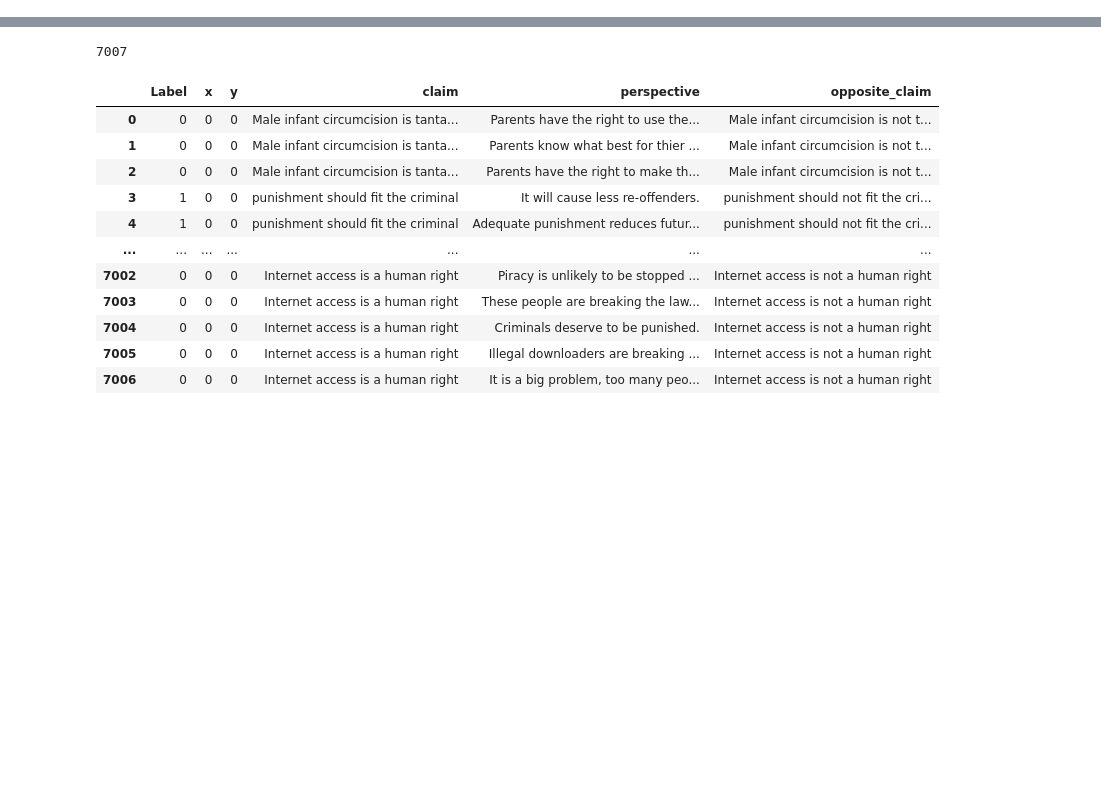
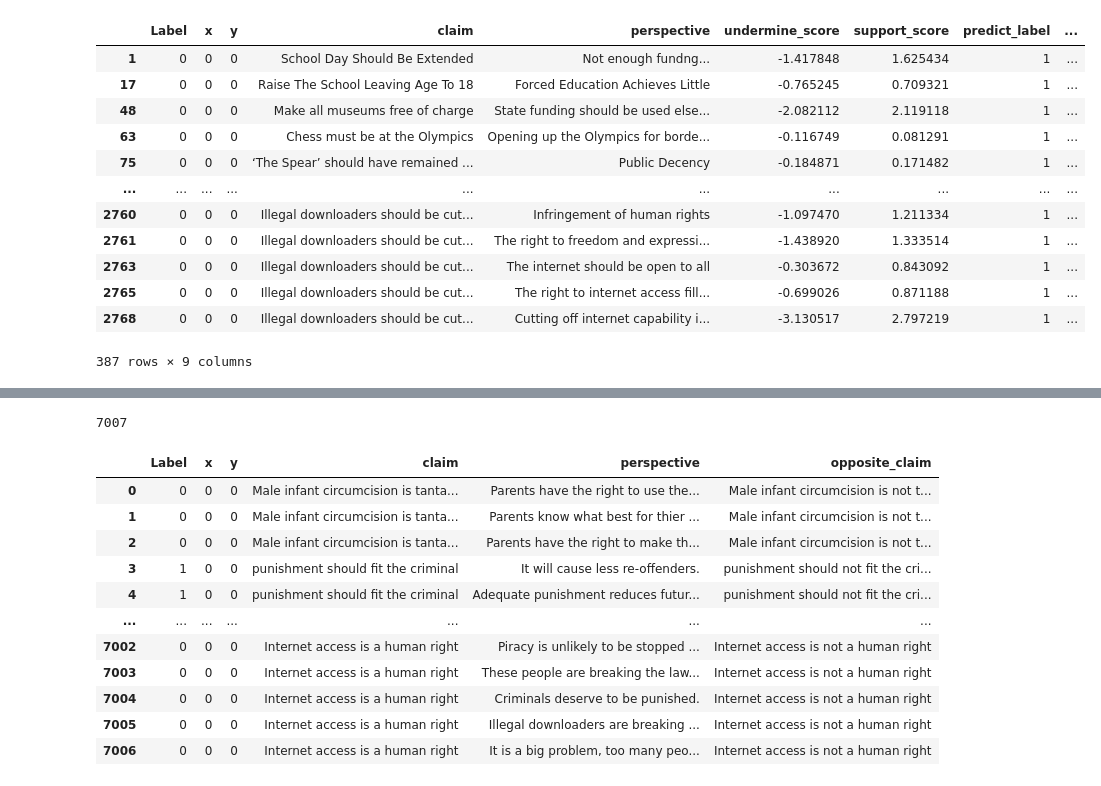
Before and after one commit to chas1ngwind/stance_code_local, a Jupyter notebook: Experiments.ipynb, the cells around one changed output, grey strips where cells are left out. Saved outputs shown, nothing was run; the diff lists cells and outputs as text; code cells hidden in the pictures; blank space fills up the shorter version.

```diff
--- a/Experiments.ipynb
+++ b/Experiments.ipynb
@@ -0,0 +57,16 @@
+# %%
+(df_com[df_com.gold==0][df_com.predict_label==1])
+# %% [output]
+|  | Label | x | y | claim | perspective | undermine_score | support_score | predict_label | ... |
+| 1 | 0 | 0 | 0 | School Day Should Be Extended | Not enough fundng... | -1.417848 | 1.625434 | 1 | ... |
+| 17 | 0 | 0 | 0 | Raise The School Leaving Age To 18 | Forced Education Achieves Little | -0.765245 | 0.709321 | 1 | ... |
+| 48 | 0 | 0 | 0 | Make all museums free of charge | State funding should be used else... | -2.082112 | 2.119118 | 1 | ... |
+| 63 | 0 | 0 | 0 | Chess must be at the Olympics | Opening up the Olympics for borde... | -0.116749 | 0.081291 | 1 | ... |
+| 75 | 0 | 0 | 0 | ‘The Spear’ should have remained ... | Public Decency | -0.184871 | 0.171482 | 1 | ... |
+| ... | ... | ... | ... | ... | ... | ... | ... | ... | ... |
+| 2760 | 0 | 0 | 0 | Illegal downloaders should be cut... | Infringement of human rights | -1.097470 | 1.211334 | 1 | ... |
+| 2761 | 0 | 0 | 0 | Illegal downloaders should be cut... | The right to freedom and expressi... | -1.438920 | 1.333514 | 1 | ... |
+| 2763 | 0 | 0 | 0 | Illegal downloaders should be cut... | The internet should be open to all | -0.303672 | 0.843092 | 1 | ... |
+| 2765 | 0 | 0 | 0 | Illegal downloaders should be cut... | The right to internet access fill... | -0.699026 | 0.871188 | 1 | ... |
+| 2768 | 0 | 0 | 0 | Illegal downloaders should be cut... | Cutting off internet capability i... | -3.130517 | 2.797219 | 1 | ... |
+387 rows × 9 columns
```
Also changed, not shown: parts of 24 cells of this notebook, 13 other files.
